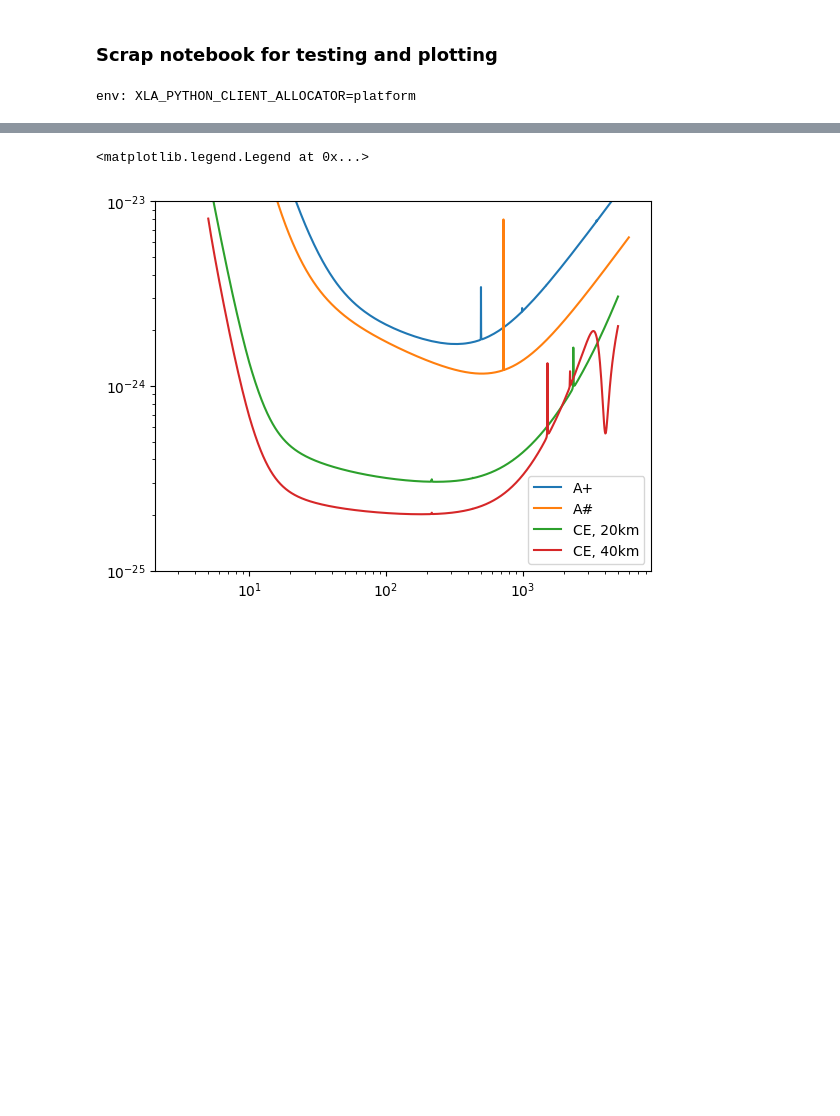
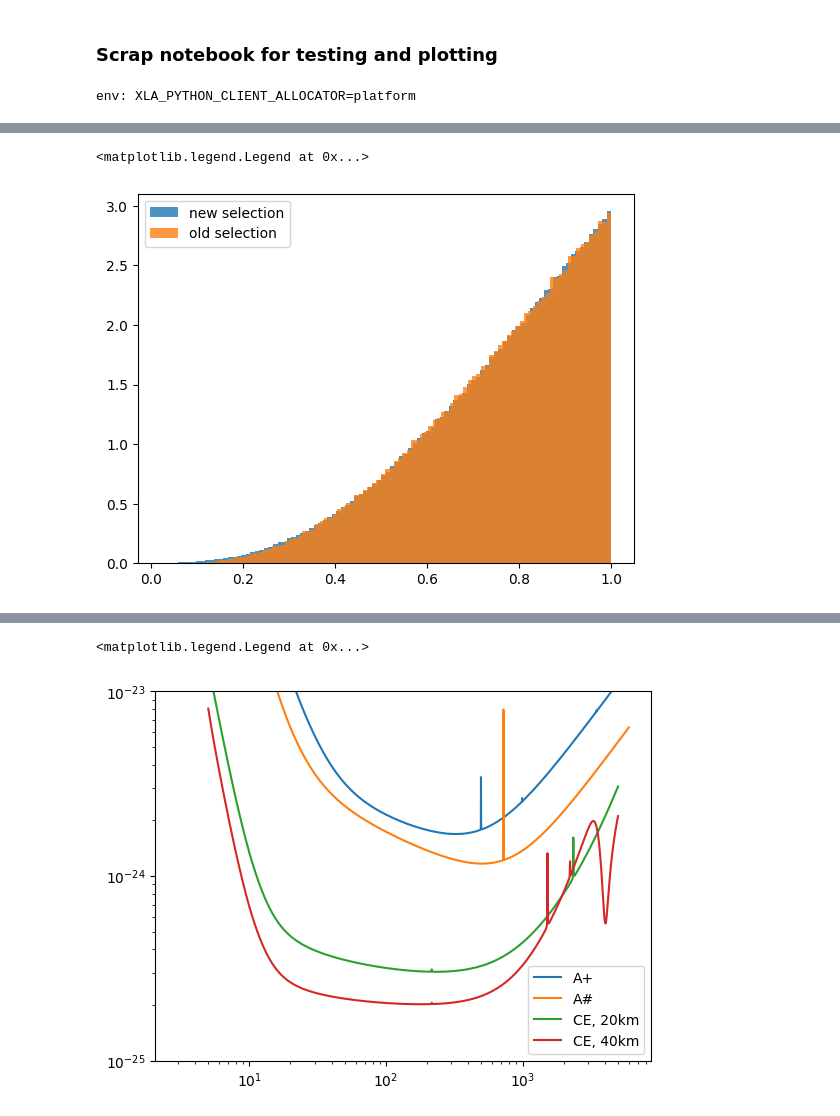
Before and after one commit to abby-moran/GW_pop_cosmo_inference, a Jupyter notebook: scripts/sandbox.ipynb, the cells around one changed output, grey strips where cells are left out. Drawn from its saved outputs; the diff is of its cells as text; code cells hidden in the pictures; blank space fills up the shorter version.

```diff
--- a/scripts/sandbox.ipynb
+++ b/scripts/sandbox.ipynb
@@ -35,0 +186,7 @@ env: XLA_PYTHON_CLIENT_ALLOCATOR=platform
+# %%
+plt.hist(np.asarray(f2['q']),bins=100, label='new selection',density=True, alpha=0.8);
+plt.hist(np.asarray(f1['q']),bins=100, label='old selection',density=True, alpha=0.8);
+plt.legend()
+# %% [output]
+<matplotlib.legend.Legend at 0x...>
+[figure, added]
```
Also changed, not shown: parts of 33 cells of this notebook, 13 other files.
